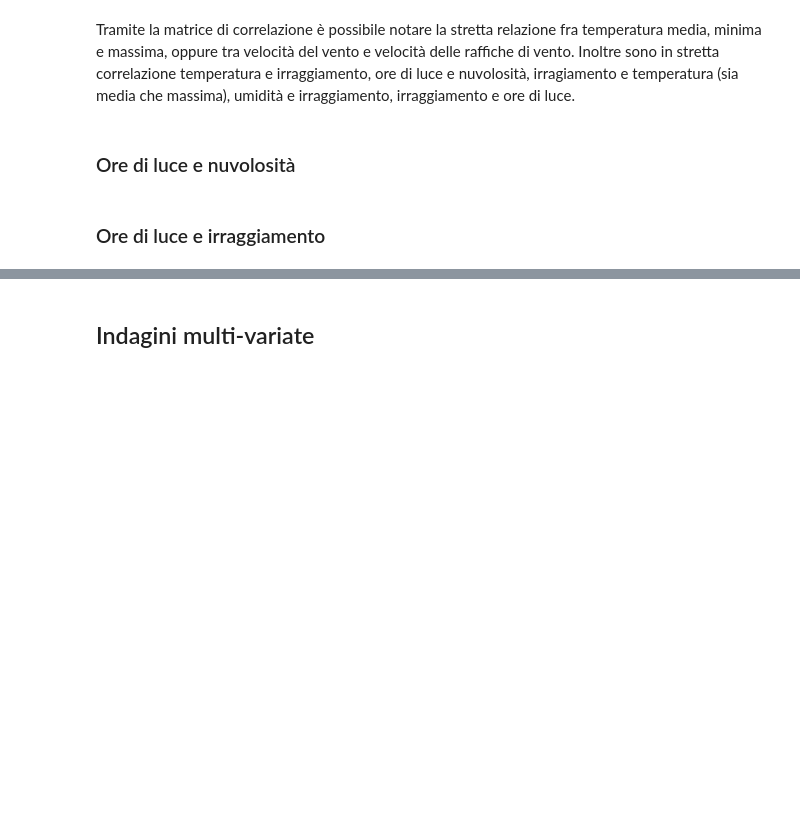
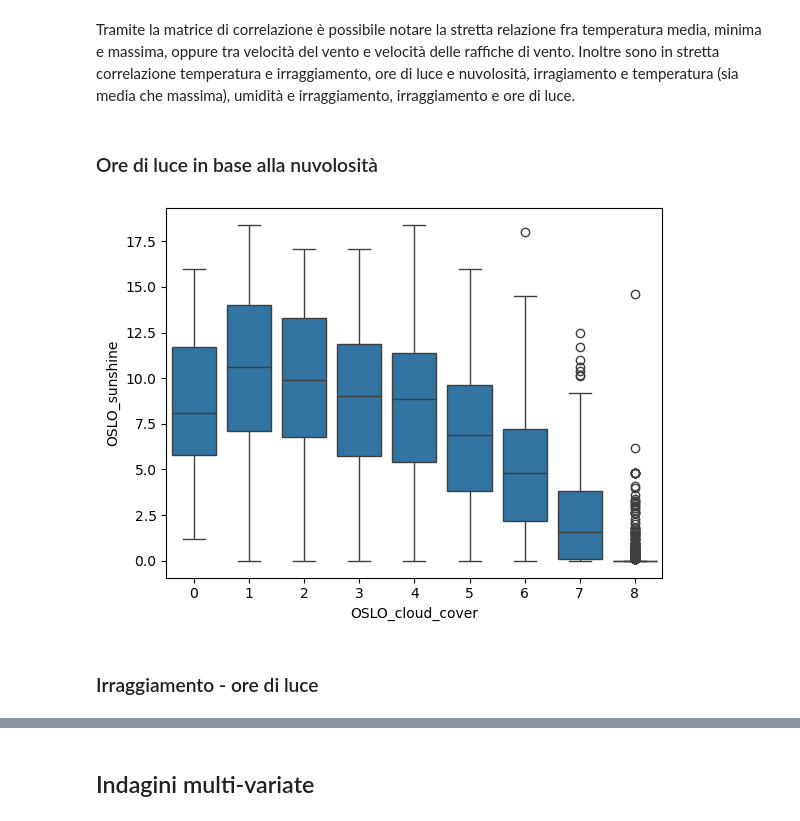
Before and after one commit to aka-buccia/progetto-statistica, a Jupyter notebook: reports/report.ipynb, the cells around one changed output, grey strips where cells are left out. Drawn from its saved outputs; the diff is of its cells as text; code cells hidden in the pictures; blank space fills up the shorter version.

```diff
--- a/reports/report.ipynb
+++ b/reports/report.ipynb
@@ -379,6 +379,11 @@ plt.show()
 # %% [markdown]
 Tramite la matrice di correlazione è possibile notare la stretta relazione fra temperatura media, minima e massima, oppure tra velocità del vento e velocità delle raffiche di vento. Inoltre sono in stretta correlazione temperatura e irraggiamento, ore di luce e nuvolosità, irragiamento e temperatura (sia media che massima), umidità e irraggiamento, irraggiamento e ore di luce.
 # %% [markdown]
-### Ore di luce e nuvolosità
+### Ore di luce in base alla nuvolosità
+# %%
+sns.boxplot(x = f"{citta}_cloud_cover", y = f"{citta}_sunshine", data = df)
+plt.show()
+# %% [output]
+[figure, added]
 # %% [markdown]
-### Ore di luce e irraggiamento
+### Irraggiamento - ore di luce
```
Also changed, not shown: parts of 3 cells of this notebook.
